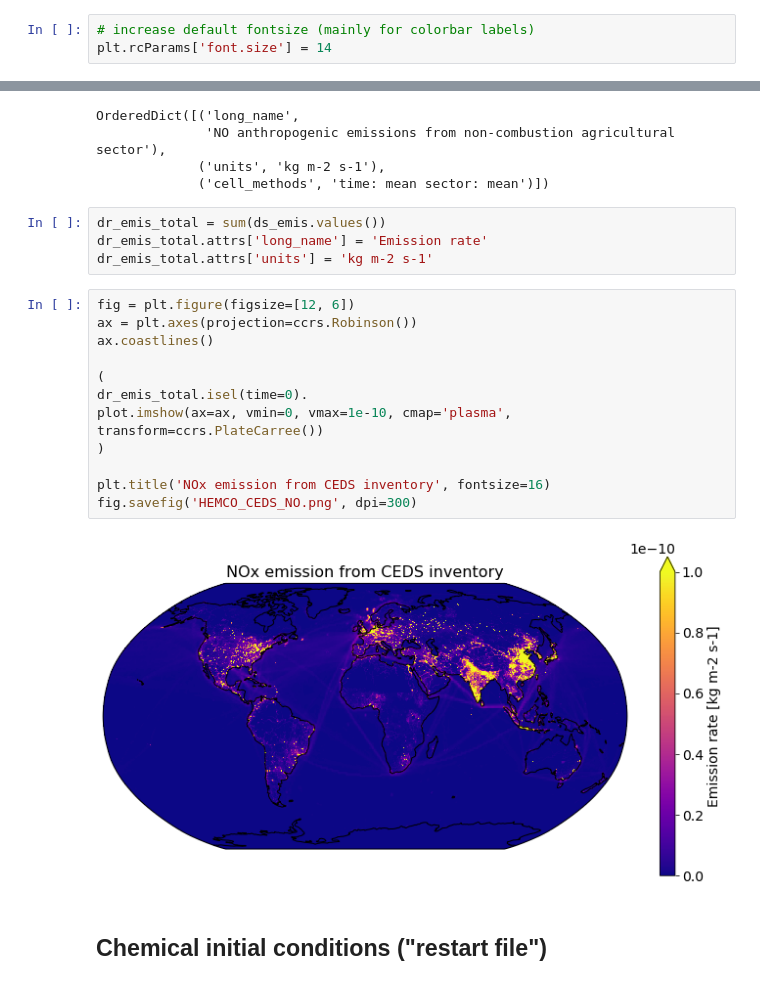
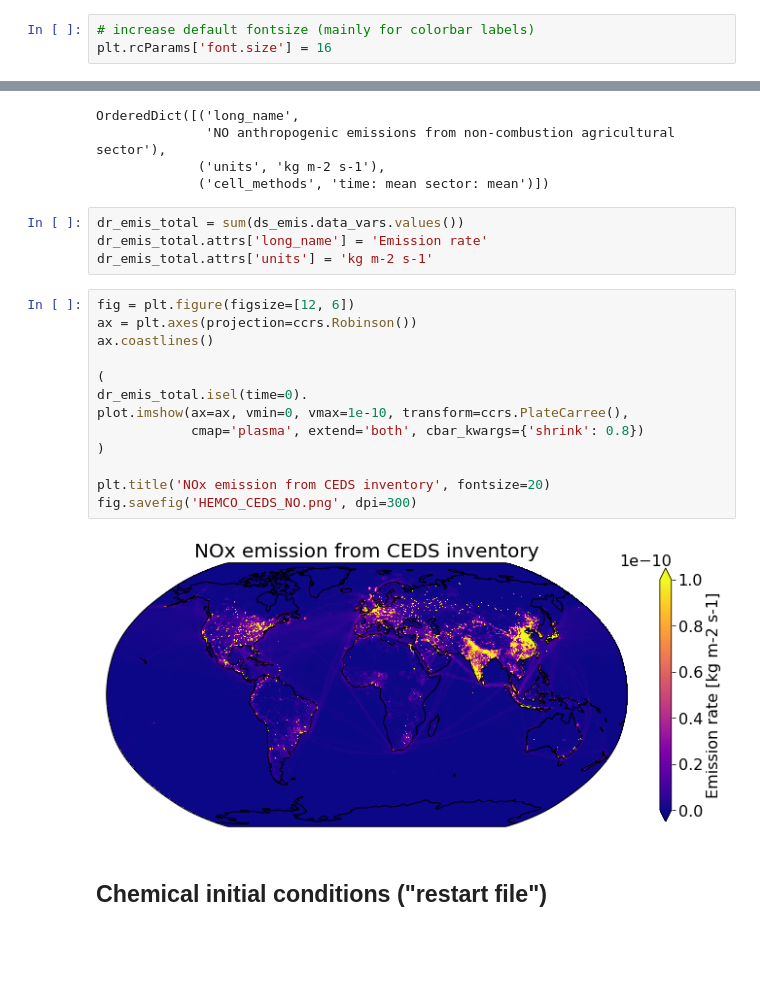
Before and after one commit to geoschem/geos-chem-cloud, a Jupyter notebook: for_paper/explore_geoschem_input_data_in_s3.ipynb, the cells around one changed output, grey strips where cells are left out. Cells and saved outputs as stored; diff of their text form; blank space fills up the shorter version.

```diff
--- a/for_paper/explore_geoschem_input_data_in_s3.ipynb
+++ b/for_paper/explore_geoschem_input_data_in_s3.ipynb
@@ -122,7 +122,7 @@ Data variables:
     Delta_Lat:
 # %%
 # increase default fontsize (mainly for colorbar labels)
-plt.rcParams['font.size'] = 14
+plt.rcParams['font.size'] = 16
 # %%
 fig = plt.figure(figsize=[12, 6])
 ax = plt.axes(projection=ccrs.Robinson())
@@ -221,23 +224,24 @@ OrderedDict([('long_name',
              ('units', 'kg m-2 s-1'),
              ('cell_methods', 'time: mean sector: mean')])
 # %%
-dr_emis_total = sum(ds_emis.values())
+dr_emis_total = sum(ds_emis.data_vars.values())
 dr_emis_total.attrs['long_name'] = 'Emission rate'
 dr_emis_total.attrs['units'] = 'kg m-2 s-1'
 # %%
 fig = plt.figure(figsize=[12, 6])
 ax = plt.axes(projection=ccrs.Robinson())
 ax.coastlines()
 
 (
 dr_emis_total.isel(time=0).
-plot.imshow(ax=ax, vmin=0, vmax=1e-10, cmap='plasma', transform=ccrs.PlateCarree())
+plot.imshow(ax=ax, vmin=0, vmax=1e-10, transform=ccrs.PlateCarree(),
+            cmap='plasma', extend='both', cbar_kwargs={'shrink': 0.8})
 )
 
-plt.title('NOx emission from CEDS inventory', fontsize=16)
+plt.title('NOx emission from CEDS inventory', fontsize=20)
 fig.savefig('HEMCO_CEDS_NO.png', dpi=300)
 # %% [output]
-[figure, old version]
+[figure, new version]
 # %% [markdown]
 ## Chemical initial conditions ("restart file")
 # %%
```
Also changed, not shown: parts of 12 cells of this notebook, 1 other file.
